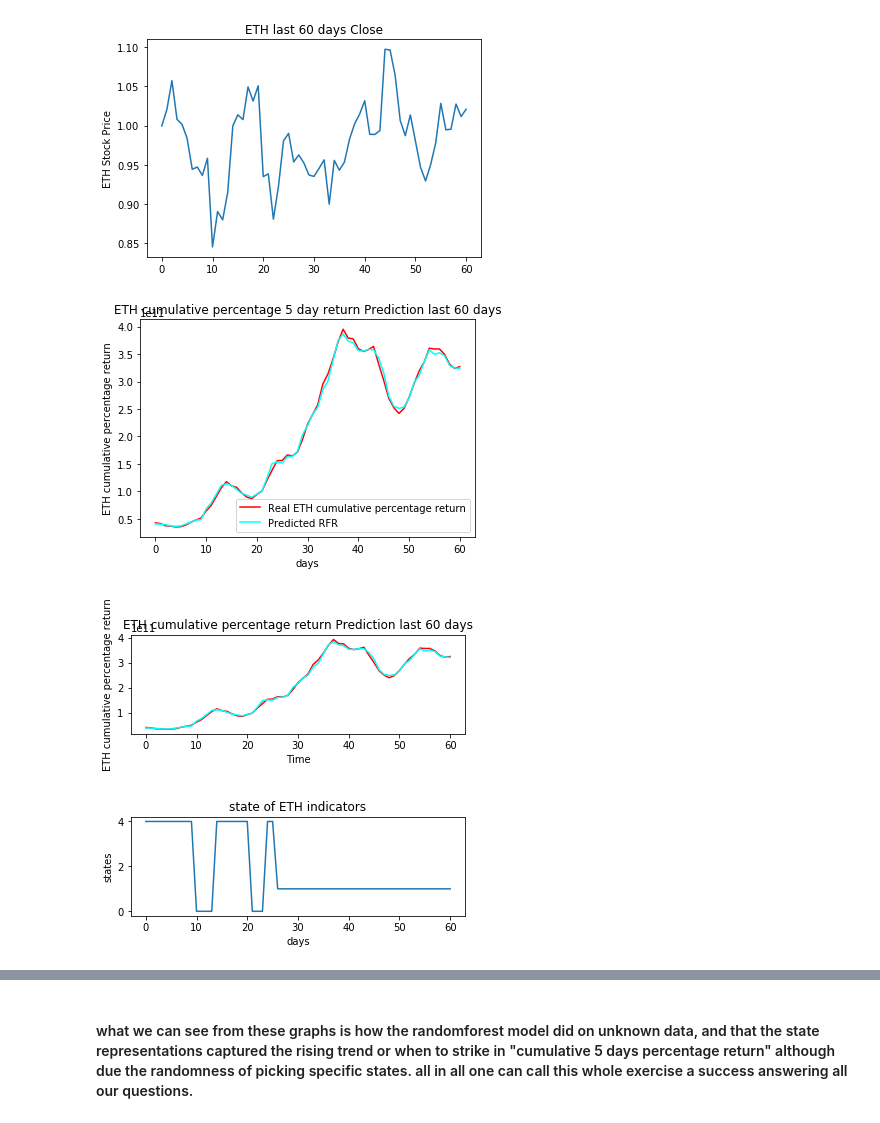
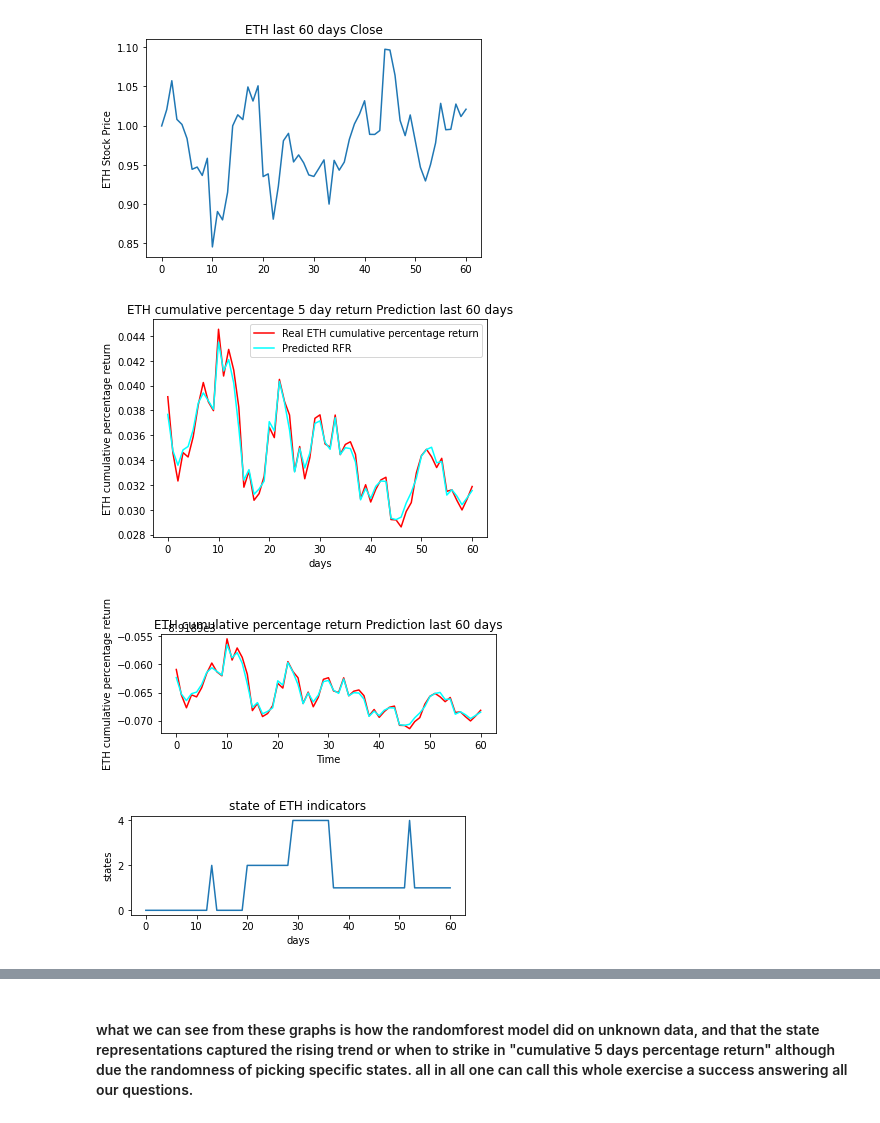
Before and after one commit to aimazin/Gaining_Advantage_On_Etherium_Price, a Jupyter notebook: ethMay2020.ipynb, the cells around one changed output, grey strips where cells are left out. Saved outputs shown, nothing was run; the diff lists cells and outputs as text; code cells hidden in the pictures.

```diff
--- a/ethMay2020.ipynb
+++ b/ethMay2020.ipynb
@@ -33,7 +61,7 @@ import pandas_datareader as pdr
 import datetime
 # %%
 btci = pdr.get_data_yahoo('ETH-USD',
-                          start=datetime.datetime(2015, 5, 6),
+                          start=datetime.datetime(2017, 5, 6),
                           end=datetime.datetime(2020, 5, 25))
 # %% [markdown]
 ## Exploration of Data
@@ -106,7 +134,7 @@ print(feature_names)
 # %% [markdown]
 ### the target (cumulative percentage 5 day return)
 # %%
-btci['5cum_pct']=(1+btci['Close'].pct_change(5)).cumprod()
+btci['5cum_pct']=(1+btci['Close'].pct_change(5).diff(periods=1)).cumprod()
 # %%
 btci.info()
 # %% [output]
@@ -290,17 +320,17 @@ plt.show()
 # %%
 # Visualising the results
 
-plt.plot(y_test-8919, color = 'red', label = 'Real ETH cumulative percentage return')
+plt.plot(y_test, color = 'red', label = 'Real ETH cumulative percentage return')
 #plt.plot(predx, color = 'blue', label = 'Predicted XGB')
 #plt.plot(predkn, color = 'green', label = 'Predicted KNN')
-plt.plot(predr-8919, color = 'cyan', label = 'Predicted RFR')
+plt.plot(predr, color = 'cyan', label = 'Predicted RFR')
 plt.title('ETH cumulative percentage 5 day return Prediction last 60 days')
 plt.xlabel('days')
 plt.ylabel('ETH cumulative percentage return')
 plt.legend()
 plt.show()
 # %% [output]
-[figure, old version]
+[figure, new version]
 # %%
 # Visualising the results
 plt.figure()
@@ -318,8 +348,8 @@ plt.xlabel('days')
 plt.ylabel('states')
 plt.show()
 # %% [output]
-[figure, old version]
+[figure, new version]
-[figure, old version]
+[figure, new version]
 # %%
 plt.figure()
 plt.subplot(2,1,1)
```
Also changed, not shown: parts of 16 cells of this notebook.
